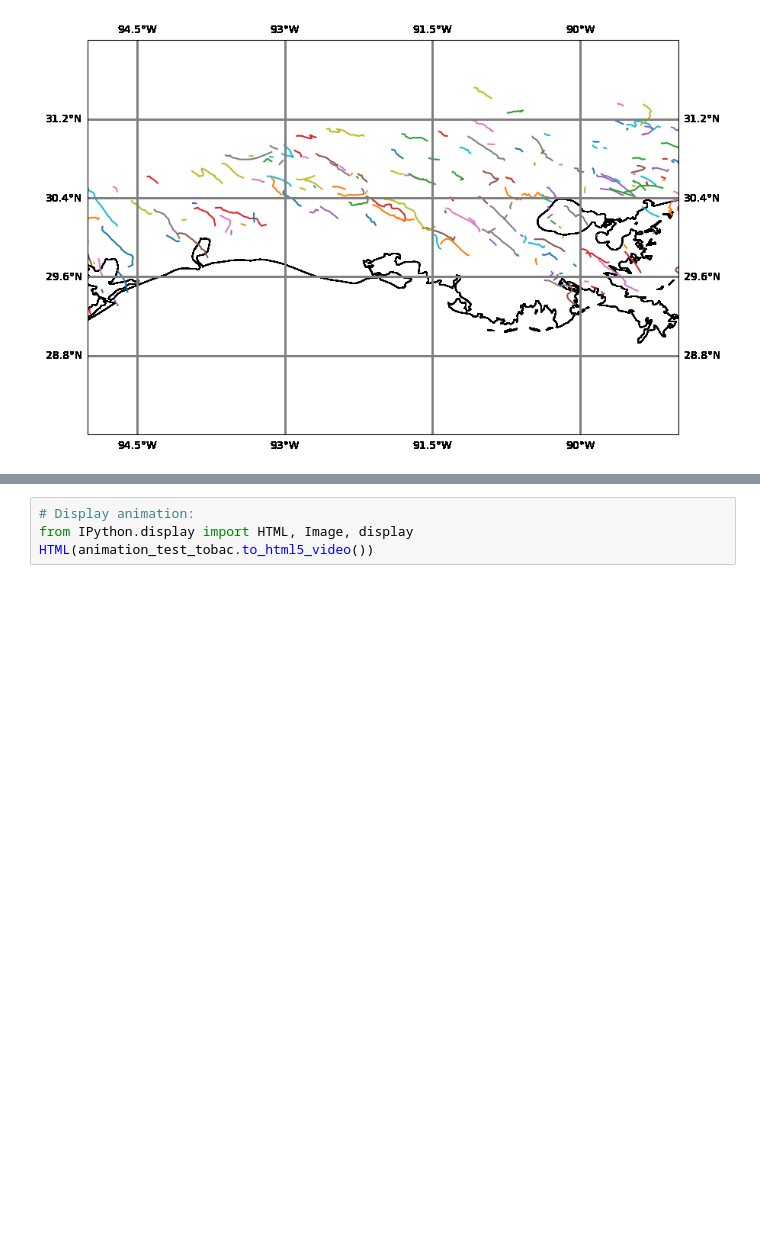
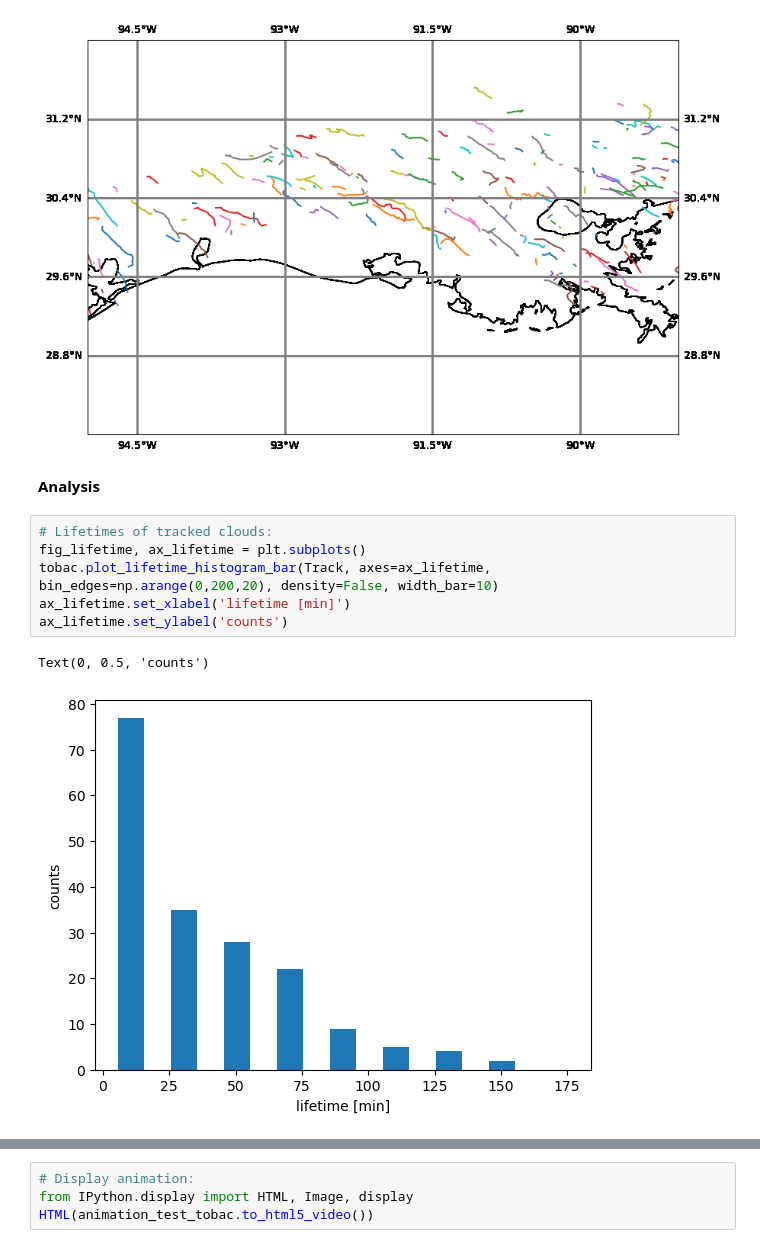
Before and after one commit to tobac-project/tobac, a Jupyter notebook: examples/Example_OLR_Tracking_model/Example_OLR_Tracking_model.ipynb, the cells around one changed output, grey strips where cells are left out. Cells and saved outputs as stored; diff of their text form; blank space fills up the shorter version.

```diff
--- a/examples/Example_OLR_Tracking_model/Example_OLR_Tracking_model.ipynb
+++ b/examples/Example_OLR_Tracking_model/Example_OLR_Tracking_model.ipynb
@@ -141,5 +209,16 @@ fig_map, ax_map = plt.subplots(figsize=(10,10), subplot_kw={'projection': ccrs.P
 ax_map = tobac.map_tracks(Track, axis_extent=axis_extent,  axes=ax_map)
 # %% [output]
 [figure]
+# %% [markdown]
+**Analysis**
+# %%
+# Lifetimes of tracked clouds:
+fig_lifetime, ax_lifetime = plt.subplots()
+tobac.plot_lifetime_histogram_bar(Track, axes=ax_lifetime, bin_edges=np.arange(0,200,20), density=False, width_bar=10)
+ax_lifetime.set_xlabel('lifetime [min]')
+ax_lifetime.set_ylabel('counts')
+# %% [output]
+Text(0, 0.5, 'counts')
+[figure, added]
 # %%
 # Create animation of tracked clouds and outlines with OLR as a background field
```
Also changed, not shown: parts of 24 cells of this notebook, 1 other file.
